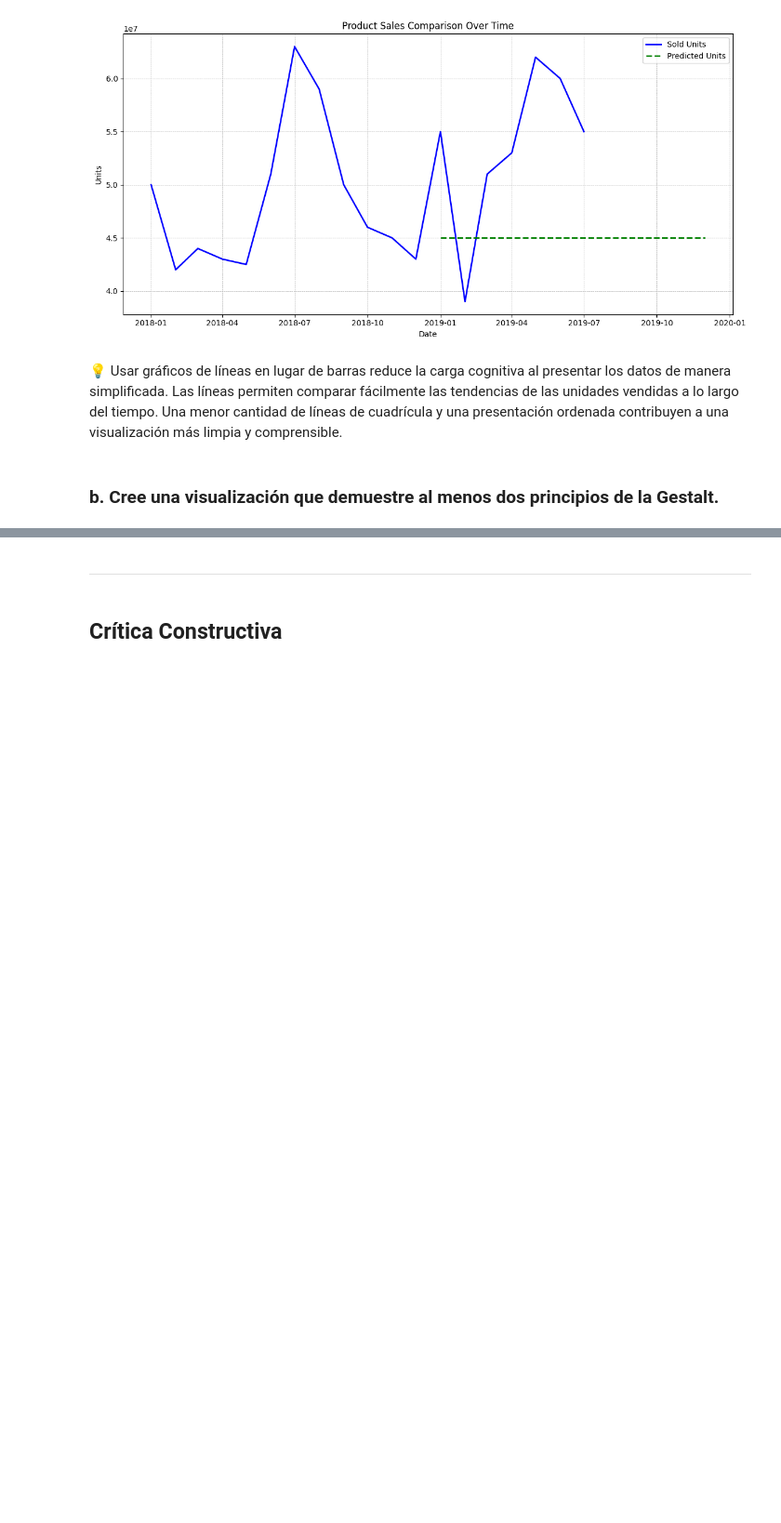
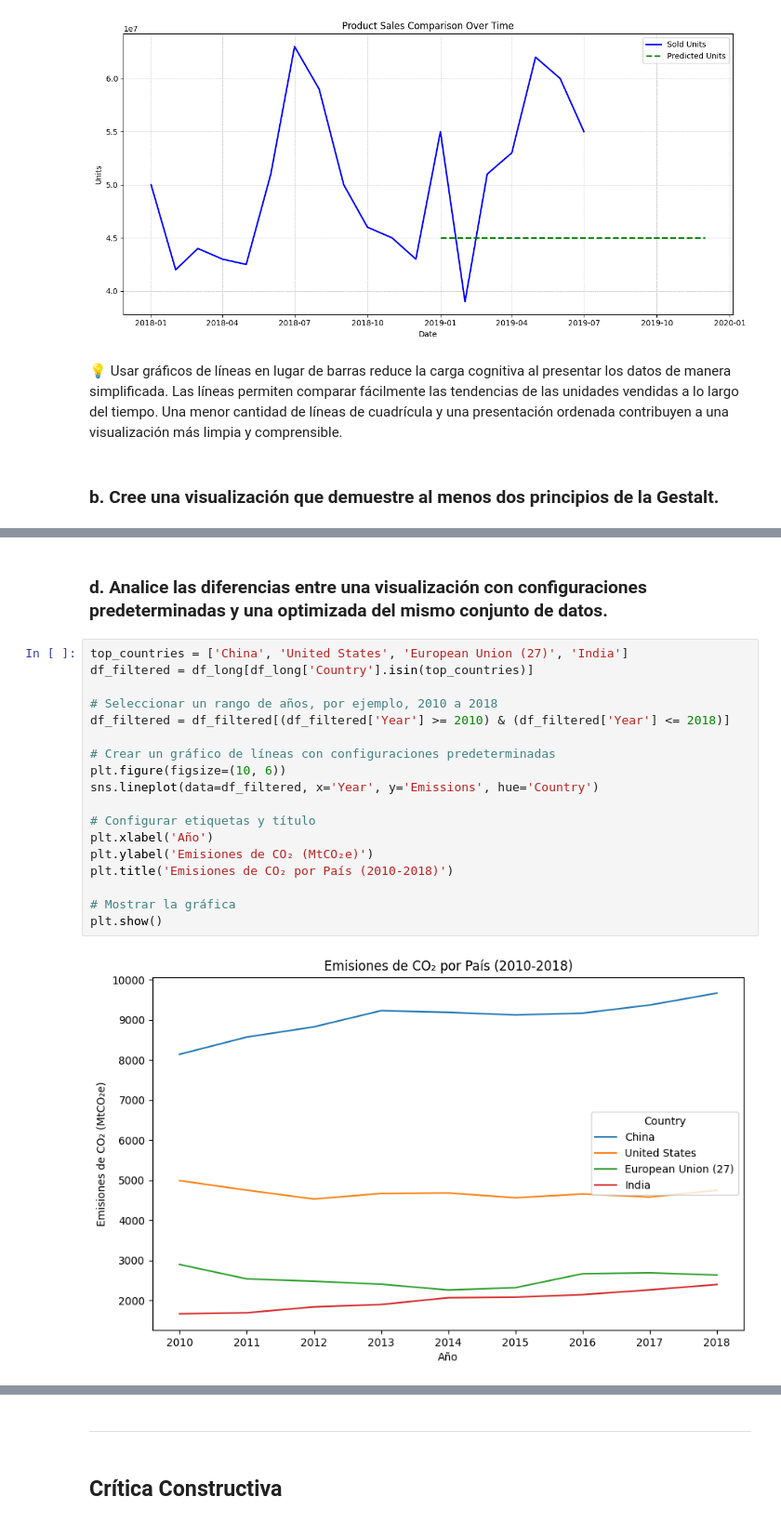
Before and after one commit to UVG-Works-Hub/data-visualization, a Jupyter notebook: visualization.ipynb, the cells around one changed output, grey strips where cells are left out. Shown at 93% size. Drawn from its saved outputs; the diff is of its cells as text; blank space fills up the shorter version.

```diff
--- a/visualization.ipynb
+++ b/visualization.ipynb
@@ -405,0 +455,22 @@ plt.show()
+# %% [markdown]
+### d. Analice las diferencias entre una visualización con configuraciones predeterminadas y una optimizada del mismo conjunto de datos.
+# %%
+top_countries = ['China', 'United States', 'European Union (27)', 'India']
+df_filtered = df_long[df_long['Country'].isin(top_countries)]
+
+# Seleccionar un rango de años, por ejemplo, 2010 a 2018
+df_filtered = df_filtered[(df_filtered['Year'] >= 2010) & (df_filtered['Year'] <= 2018)]
+
+# Crear un gráfico de líneas con configuraciones predeterminadas
+plt.figure(figsize=(10, 6))
+sns.lineplot(data=df_filtered, x='Year', y='Emissions', hue='Country')
+
+# Configurar etiquetas y título
+plt.xlabel('Año')
+plt.ylabel('Emisiones de CO₂ (MtCO₂e)')
+plt.title('Emisiones de CO₂ por País (2010-2018)')
+
+# Mostrar la gráfica
+plt.show()
+# %% [output]
+[figure, added]
```
Also changed, not shown: parts of 13 cells of this notebook.
